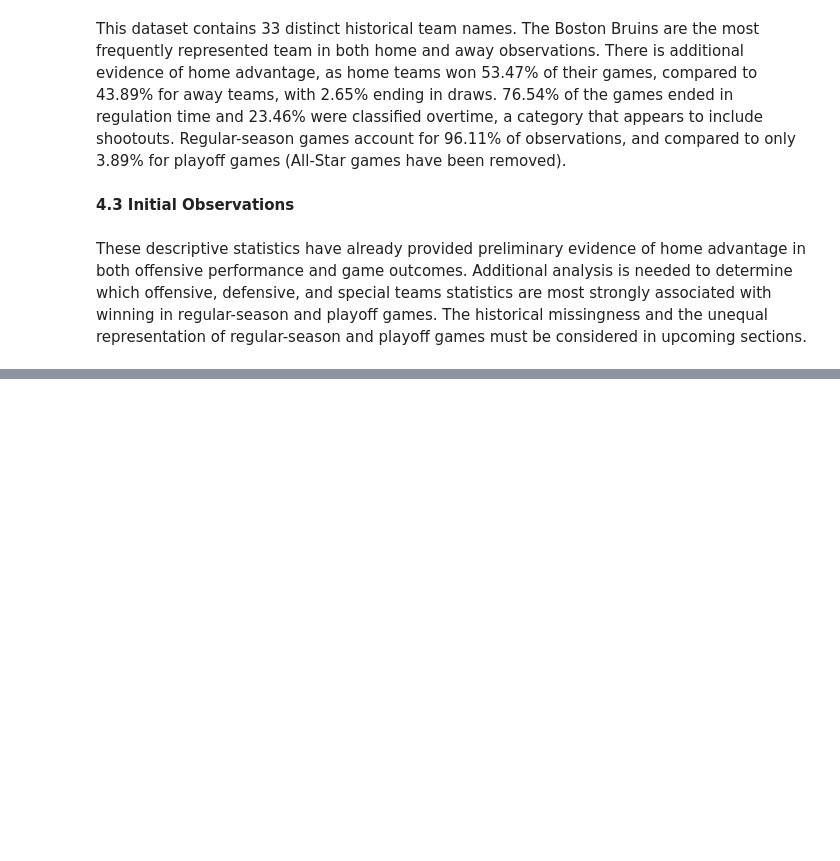
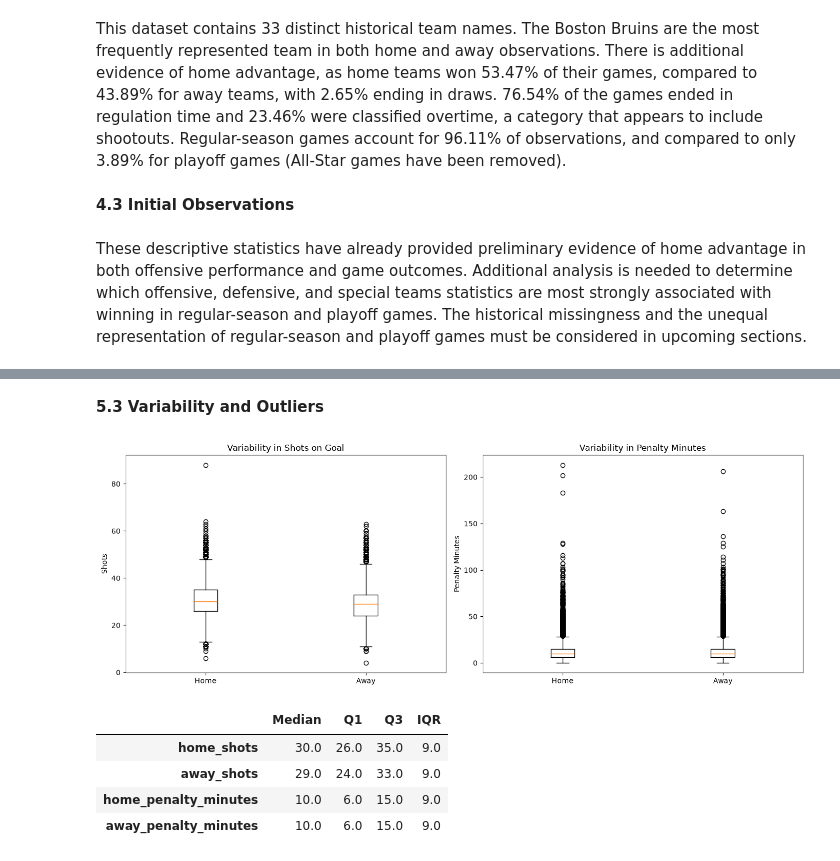
Before and after one commit to jbenigeriBU/DX602-Final-Project, a Jupyter notebook: DX602_Final_Project.ipynb, the cells around one changed output, grey strips where cells are left out. Saved outputs shown, nothing was run; the diff lists cells and outputs as text; code cells hidden in the pictures; blank space fills up the shorter version.

```diff
--- a/DX602_Final_Project.ipynb
+++ b/DX602_Final_Project.ipynb
@@ -856,0 +925,50 @@ These descriptive statistics have already provided preliminary evidence of home
+# %% [markdown]
+**5.3 Variability and Outliers**
+# %%
+# Visualize variability and outliers in shots and penalty minutes
+fig, ax = plt.subplots(1, 2, figsize=(14, 5))
+
+# Shots on goal
+ax[0].boxplot([
+    game_stats_clean["home_shots"],
+    game_stats_clean["away_shots"]
+])
+
+ax[0].set_xticks([1, 2], ["Home", "Away"])
+ax[0].set_title("Variability in Shots on Goal")
+ax[0].set_ylabel("Shots")
+
+# Penalty minutes
+ax[1].boxplot([
+    game_stats_clean["home_penalty_minutes"],
+    game_stats_clean["away_penalty_minutes"]
+])
+
+ax[1].set_xticks([1, 2], ["Home", "Away"])
+ax[1].set_title("Variability in Penalty Minutes")
+ax[1].set_ylabel("Penalty Minutes")
+
+plt.tight_layout()
+plt.show()
+
+# Calculate median and interquartile range (IQR)
+boxplot_stats = numerical_stats[[
+    "home_shots", "away_shots",
+    "home_penalty_minutes", "away_penalty_minutes"
+]]
+
+summary = pd.DataFrame({
+    "Median": boxplot_stats.median(),
+    "Q1": boxplot_stats.quantile(0.25),
+    "Q3": boxplot_stats.quantile(0.75),
+    "IQR": boxplot_stats.quantile(0.75) - boxplot_stats.quantile(0.25)
+})
+
+display(summary)
+# %% [output]
+[figure, added]
+|  | Median | Q1 | Q3 | IQR |
+| home_shots | 30.0 | 26.0 | 35.0 | 9.0 |
+| away_shots | 29.0 | 24.0 | 33.0 | 9.0 |
+| home_penalty_minutes | 10.0 | 6.0 | 15.0 | 9.0 |
+| away_penalty_minutes | 10.0 | 6.0 | 15.0 | 9.0 |
```
Also changed, not shown: parts of 17 cells of this notebook.
